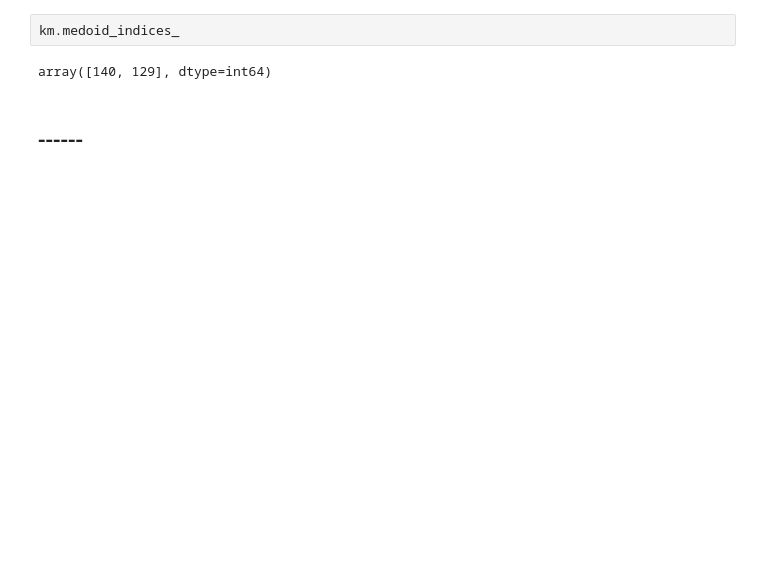
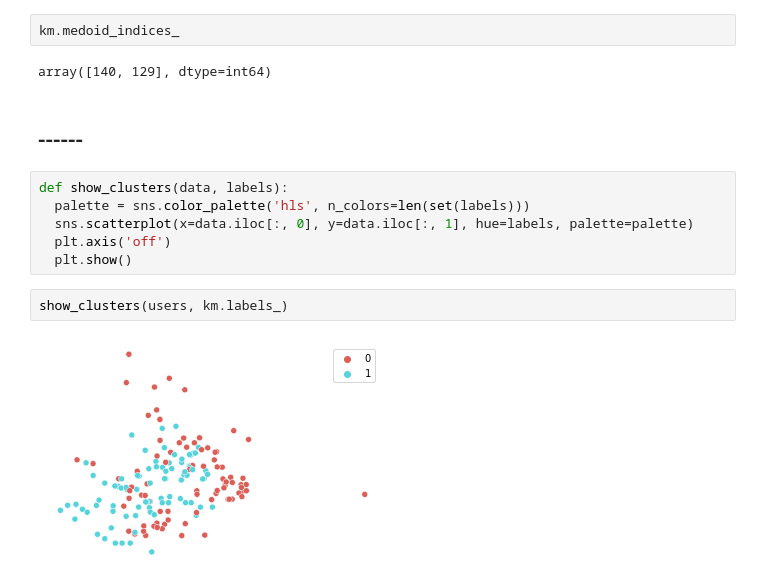
Before and after one commit to AlbertoGarciaDomenech/Comunidades-en-museos, a Jupyter notebook: 4.Clustering.ipynb, the cells around one changed output. Saved outputs shown, nothing was run; the diff lists cells and outputs as text; blank space fills up the shorter version.

```diff
--- a/4.Clustering.ipynb
+++ b/4.Clustering.ipynb
@@ -110,3 +97,13 @@ km.medoid_indices_
 array([140, 129], dtype=int64)
 # %% [markdown]
 ## ------
+# %%
+def show_clusters(data, labels):
+  palette = sns.color_palette('hls', n_colors=len(set(labels)))
+  sns.scatterplot(x=data.iloc[:, 0], y=data.iloc[:, 1], hue=labels, palette=palette)
+  plt.axis('off')
+  plt.show()
+# %%
+show_clusters(users, km.labels_)
+# %% [output]
+[figure, added]
```
Also changed, not shown: parts of 12 cells of this notebook.
